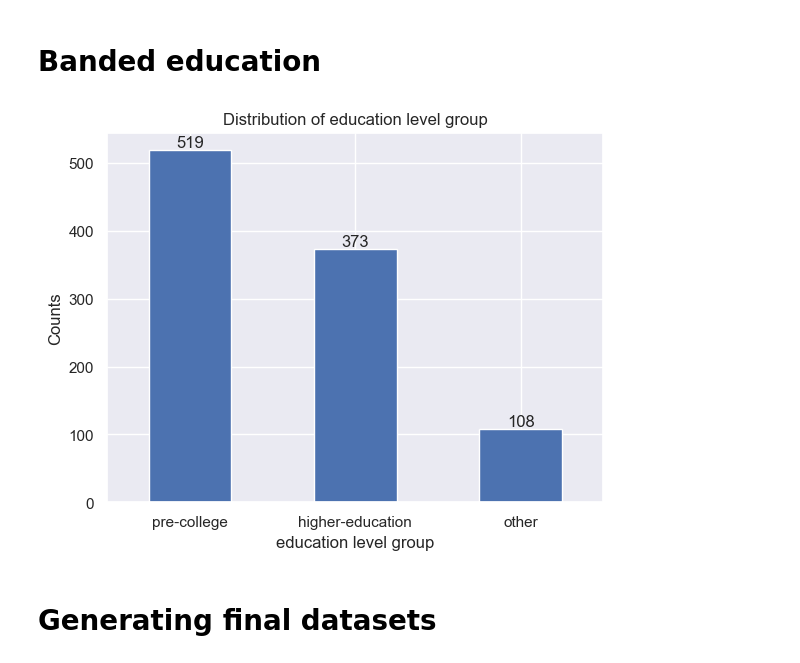
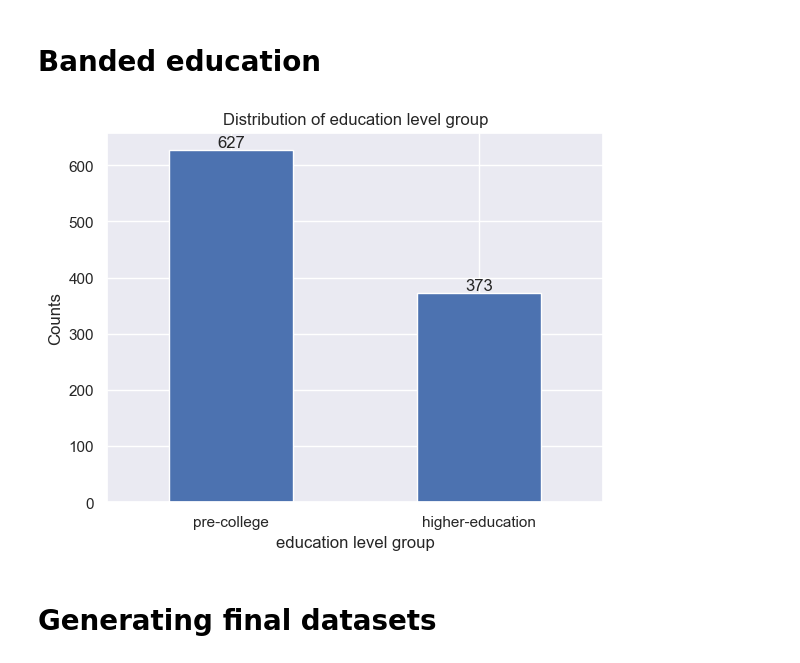
Before and after one commit to KHsuan/CDM_data_anonymisation, a Jupyter notebook: actual_final.ipynb, the cells around one changed output. Drawn from its saved outputs; the diff is of its cells as text; code cells hidden in the pictures.

```diff
--- a/actual_final.ipynb
+++ b/actual_final.ipynb
@@ -56,19 +56,9 @@ data['birth_year'] = pd.DatetimeIndex(birthDate).year
 min_birthyear = data['birth_year'].min() # 1955
 max_birthyear = data['birth_year'].max() # 2005
 
-# # Assuming you have already created 'birth_year_group'
-# group_labels = ['1955-1967', '1968-1979', '1980-1990', '1991-2003']
-# data['birth_year_ranges'] = pd.qcut(data['birth_year'], 4, labels=group_labels)
-
-# # Group by the 'birth_year_group' and then find min and max of 'birth year' in each group
-# group_ranges = data.groupby('birth_year_ranges')['birth_year'].agg(['min', 'max'])
-
-# print(group_ranges)
-
-
-# Creating groups with 15 years range
+# Creating groups with 10 years range
 birthyear_bins = ["1955", "1965", "1975", "1985", "1995", "2005"]
-birthyear_labels = ["1955-1964", "1965-1974", "1975-1984", "1985-1994", "1995-2004" ]
+birthyear_labels = ["1955-1964", "1965-1974", "1975-1984","1985-1994","1995-2005" ]
 
 # Banding heights into specified ranges
 data['birth_year_ranges'] = pd.cut(data['birth_year'], bins=birthyear_bins, labels=birthyear_labels, right=False)
@@ -116,21 +106,12 @@ def country_to_continent(country_name):
         else:
             return 'Unknown'
 
-# Applying the function to map the country to continent
+# # Applying the function to map the country to continent
 data['continent_of_birth'] = data['country_of_birth'].apply(country_to_continent)
-data['continent_of_birth'].replace('North America', 'America', inplace = True)
-data['continent_of_birth'].replace('South America', 'America', inplace = True)
-data['continent_of_birth'].replace('Antarctica', 'Oceania', inplace = True)
+# data['continent_of_birth'].replace('North America', 'America', inplace = True)
+# data['continent_of_birth'].replace('South America', 'America', inplace = True)
+# data['continent_of_birth'].replace('Antarctica', 'Oceania', inplace = True)
 
-# # # Grouping Americas together and antarctica to oceania
-# data['continent_of_birth'].replace('Europe', 'A', inplace = True) # 228
-# data['continent_of_birth'].replace('North America', 'A', inplace = True) # 147
-# data['continent_of_birth'].replace('Asia', 'B', inplace = True) # 206
-# data['continent_of_birth'].replace('Oceania', 'B', inplace = True) # 117
-# data['continent_of_birth'].replace('South America', 'A', inplace = True) # 66
-# data['continent_of_birth'].replace('Africa', 'B', inplace = True) # 225
-# data['continent_of_birth'].replace('Antarctica', 'B', inplace = True) # 11
+#continent_labels = ["Europe & North America & Asia & Oceania", "South America & Africa & Antarctica"]
 
-# continent_labels = ["Europe & North America & Asia & Oceania", "South America & Africa & Antarctica"]
-
-plot_column_counts_with_annotations(data, "continent_of_birth")
+#plot_column_counts_with_annotations(data, "continent_of_birth")
@@ -187,19 +166,19 @@ plot_column_counts_with_annotations(data, 'Grouped_Region')
 # %%
 # Grouping Education level together
 education_replacements = {
     'primary': 'pre-college',
     'secondary': 'pre-college',
     'bachelor': 'higher-education',
     'masters': 'higher-education',
     'phD': 'higher-education',
-    'other': 'other'
+    'other': 'pre-college'
 }
 
 data['education_level_group'] = data['education_level'].map(education_replacements)
 
 plot_column_counts_with_annotations(data, 'education_level_group')
 # %% [output]
-[figure, old version]
+[figure, new version]
 # %% [markdown]
 # Generating final datasets
 # %%
```
Also changed, not shown: parts of 4 cells of this notebook, 5 other files.
